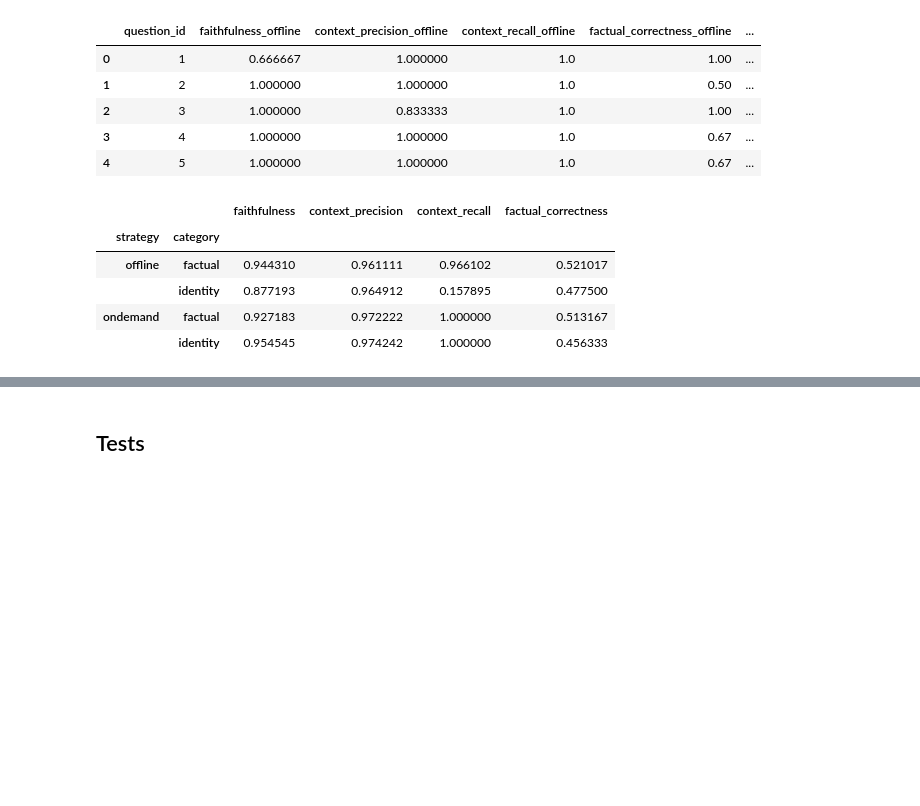
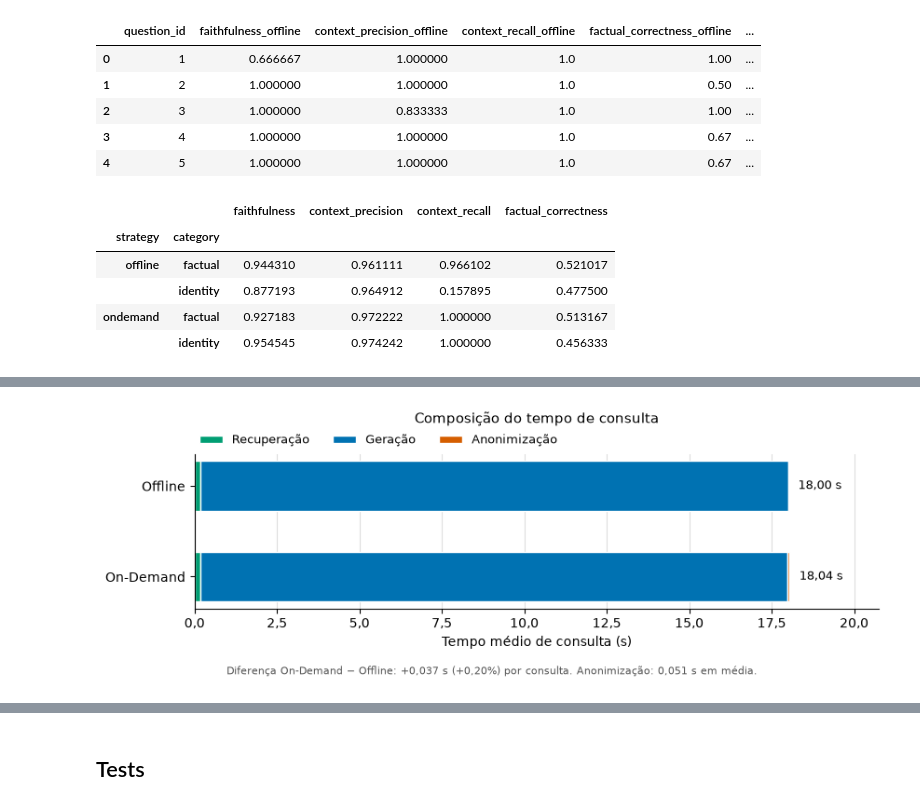
Before and after one commit to matheusfbosa/rag-anonymous-metrics, a Jupyter notebook: notebooks/privacy_utility.ipynb, the cells around one changed output, grey strips where cells are left out. Saved outputs shown, nothing was run; the diff lists cells and outputs as text; code cells hidden in the pictures; blank space fills up the shorter version.

Commit message:
feat: Add query time to notebook

```diff
--- a/notebooks/privacy_utility.ipynb
+++ b/notebooks/privacy_utility.ipynb
@@ -507,0 +660,79 @@ display(by_category(df, UTILITY_COLS))
+# %%
+import matplotlib.pyplot as plt
+
+
+PHASES = (
+    ("retrieval_sec", "Recuperação", COLOR_GREEN),
+    ("generation_sec", "Geração", COLOR_BLUE),
+    ("anonymize_sec", "Anonimização", COLOR_ORANGE),
+)
+STRATEGY_LABELS = {STRATEGY_OFFLINE: "Offline", STRATEGY_ONDEMAND: "On-Demand"}
+
+strategies = [STRATEGY_OFFLINE, STRATEGY_ONDEMAND]
+ys = list(range(len(strategies)))[::-1]
+
+fig, ax = plt.subplots(figsize=(8.6, 3.0))
+for yi, strategy in zip(ys, strategies):
+    left = 0.0
+    for col, label, color in PHASES:
+        width = query_means.loc[strategy, col]
+        ax.barh(
+            yi,
+            width,
+            left=left,
+            height=0.55,
+            color=color,
+            edgecolor="white",
+            lw=1.0,
+            label=label if yi == ys[0] else None,
+        )
+        left += width
+
+overhead = (
+    query_means.loc[STRATEGY_ONDEMAND, "query_sec"]
+    - query_means.loc[STRATEGY_OFFLINE, "query_sec"]
+)
+overhead_pct = overhead / query_means.loc[STRATEGY_OFFLINE, "query_sec"]
+anonymize = query_means.loc[STRATEGY_ONDEMAND, "anonymize_sec"]
+for yi, strategy in zip(ys, strategies):
+    ax.text(
+        query_means.loc[strategy, "query_sec"] + 0.3,
+        yi,
+        ptbr(f"{query_means.loc[strategy, 'query_sec']:.2f} s"),
+        ha="left",
+        va="center",
+        fontsize=9,
+    )
+
+ax.set_yticks(ys)
+ax.set_yticklabels([STRATEGY_LABELS[s] for s in strategies])
+ax.set_xlim(0, query_means["query_sec"].max() * 1.15)
+ax.set_xlabel("Tempo médio de consulta (s)")
+ptbr_ticks(ax.xaxis)
+ax.set_title("Composição do tempo de consulta", fontsize=11, pad=24)
+ax.grid(axis="x", color=COLOR_GRID, lw=0.8, zorder=0)
+ax.set_axisbelow(True)
+ax.legend(
+    frameon=False,
+    loc="lower left",
+    bbox_to_anchor=(0.0, 1.02),
+    ncol=3,
+    fontsize=9,
+    borderaxespad=0.0,
+)
+for spine in ("top", "right"):
+    ax.spines[spine].set_visible(False)
+fig.text(
+    0.5,
+    0.01,
+    f"Diferença On-Demand − Offline: {ptbr(f'{overhead:+.3f}')} s "
+    f"({ptbr(f'{overhead_pct:+.2%}')}) por consulta. "
+    f"Anonimização: {ptbr(f'{anonymize:.3f}')} s em média.",
+    fontsize=8,
+    color=COLOR_MUTED,
+    ha="center",
+)
+fig.tight_layout(rect=(0, 0.05, 1, 1))
+plt.show()
+# %% [output]
+[figure, added]
```
Also changed, not shown: parts of 7 cells of this notebook, 1 other file.
